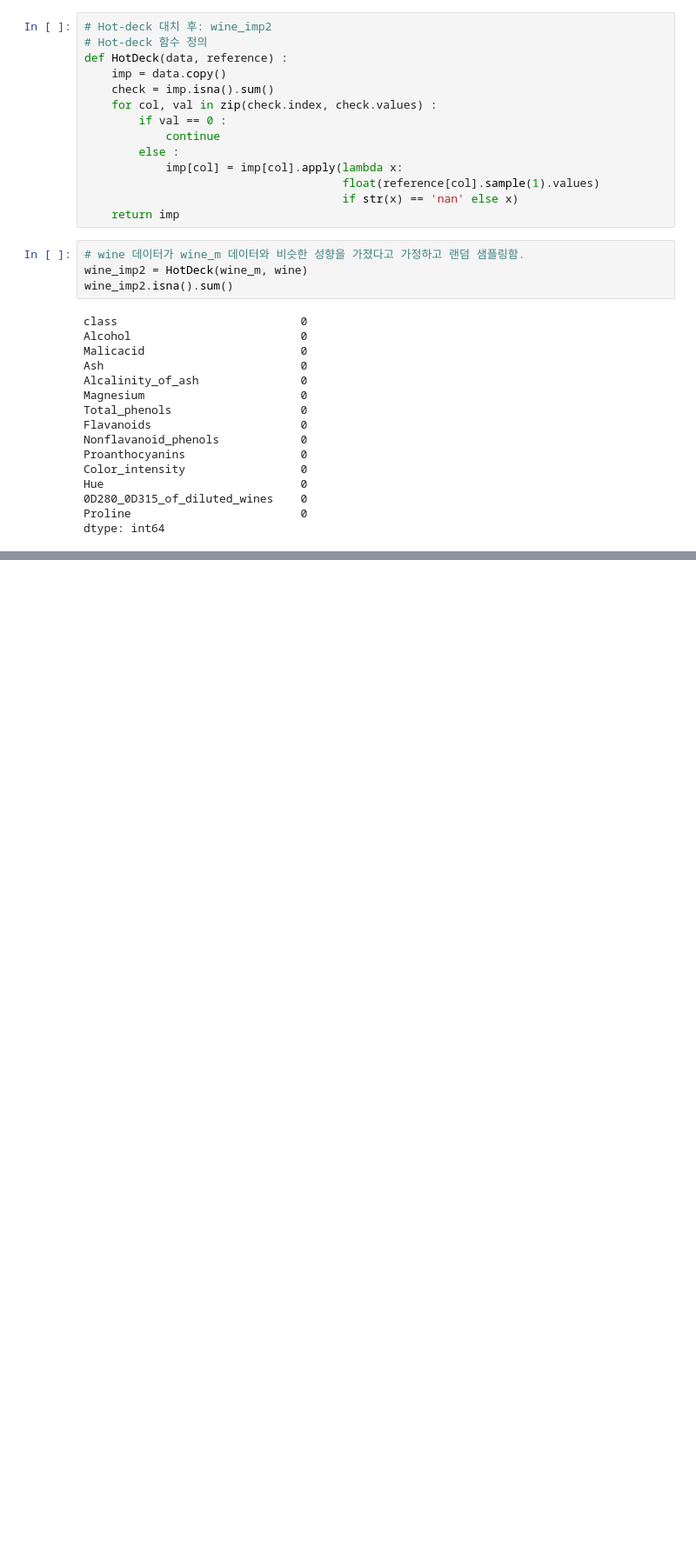
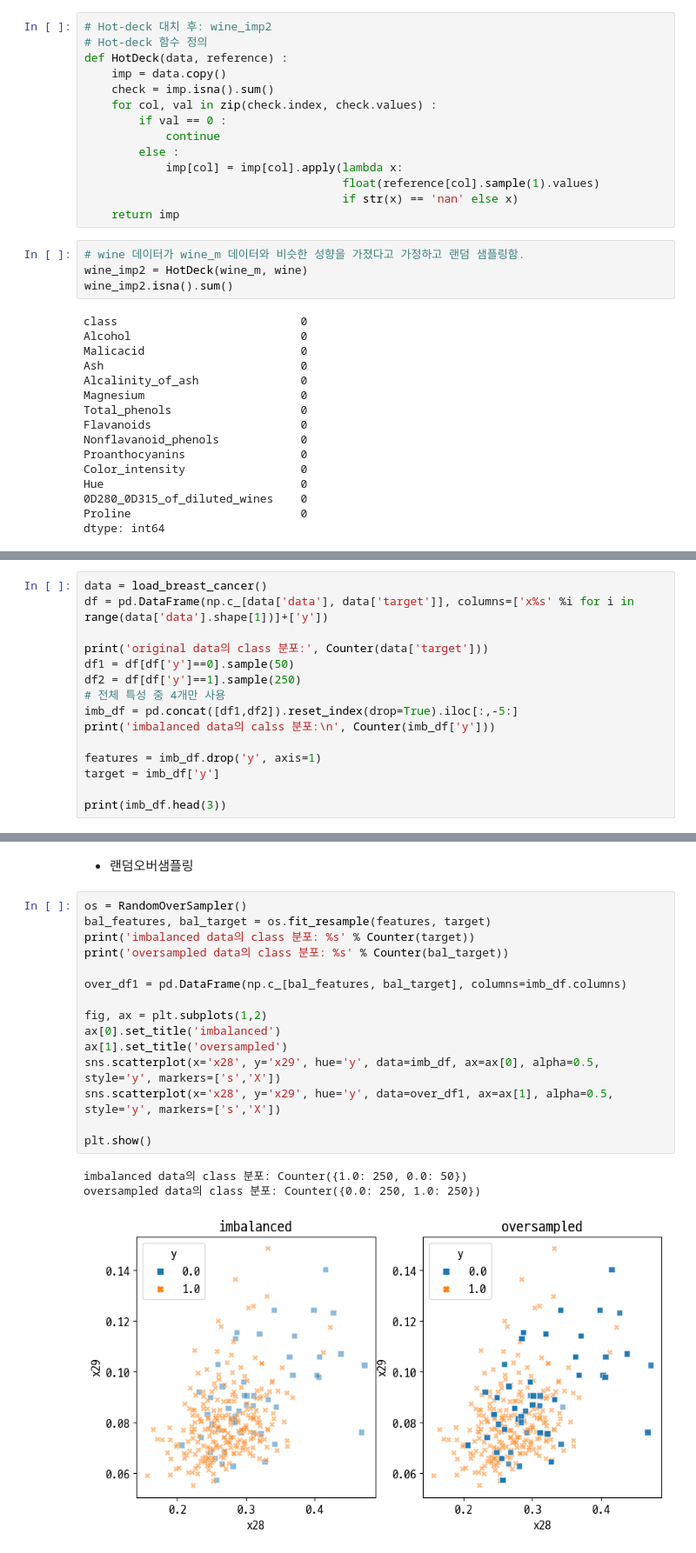
Before and after one commit to chw8207/ADP-study, a Jupyter notebook: 전처리.ipynb, the cells around one changed output, grey strips where cells are left out. Shown at 87% size. Cells and saved outputs as stored; diff of their text form; blank space fills up the shorter version.

```diff
--- a/전처리.ipynb
+++ b/전처리.ipynb
@@ -227,0 +479,15 @@ dtype: int64
+# %%
+data = load_breast_cancer()
+df = pd.DataFrame(np.c_[data['data'], data['target']], columns=['x%s' %i for i in range(data['data'].shape[1])]+['y'])
+
+print('original data의 class 분포:', Counter(data['target']))
+df1 = df[df['y']==0].sample(50)
+df2 = df[df['y']==1].sample(250)
+# 전체 특성 중 4개만 사용
+imb_df = pd.concat([df1,df2]).reset_index(drop=True).iloc[:,-5:]
+print('imbalanced data의 calss 분포:\n', Counter(imb_df['y']))
+
+features = imb_df.drop('y', axis=1)
+target = imb_df['y']
+
+print(imb_df.head(3))
@@ -227,0 +502,21 @@ dtype: int64
+# %% [markdown]
+- 랜덤오버샘플링
+# %%
+os = RandomOverSampler()
+bal_features, bal_target = os.fit_resample(features, target)
+print('imbalanced data의 class 분포: %s' % Counter(target))
+print('oversampled data의 class 분포: %s' % Counter(bal_target))
+
+over_df1 = pd.DataFrame(np.c_[bal_features, bal_target], columns=imb_df.columns)
+
+fig, ax = plt.subplots(1,2)
+ax[0].set_title('imbalanced')
+ax[1].set_title('oversampled')
+sns.scatterplot(x='x28', y='x29', hue='y', data=imb_df, ax=ax[0], alpha=0.5, style='y', markers=['s','X'])
+sns.scatterplot(x='x28', y='x29', hue='y', data=over_df1, ax=ax[1], alpha=0.5, style='y', markers=['s','X'])
+
+plt.show()
+# %% [output]
+imbalanced data의 class 분포: Counter({1.0: 250, 0.0: 50})
+oversampled data의 class 분포: Counter({0.0: 250, 1.0: 250})
+[figure, added]
```
Also changed, not shown: parts of 37 cells of this notebook.
